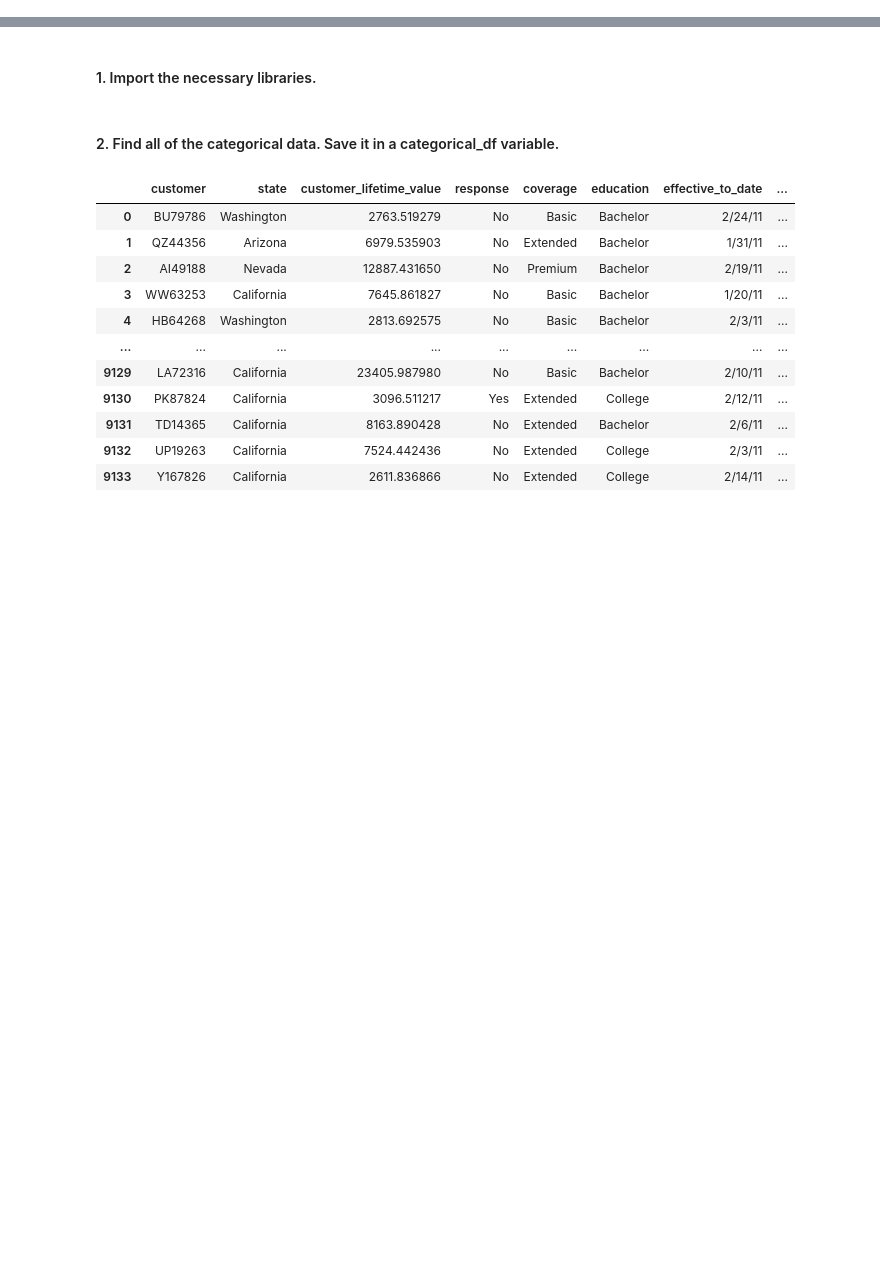
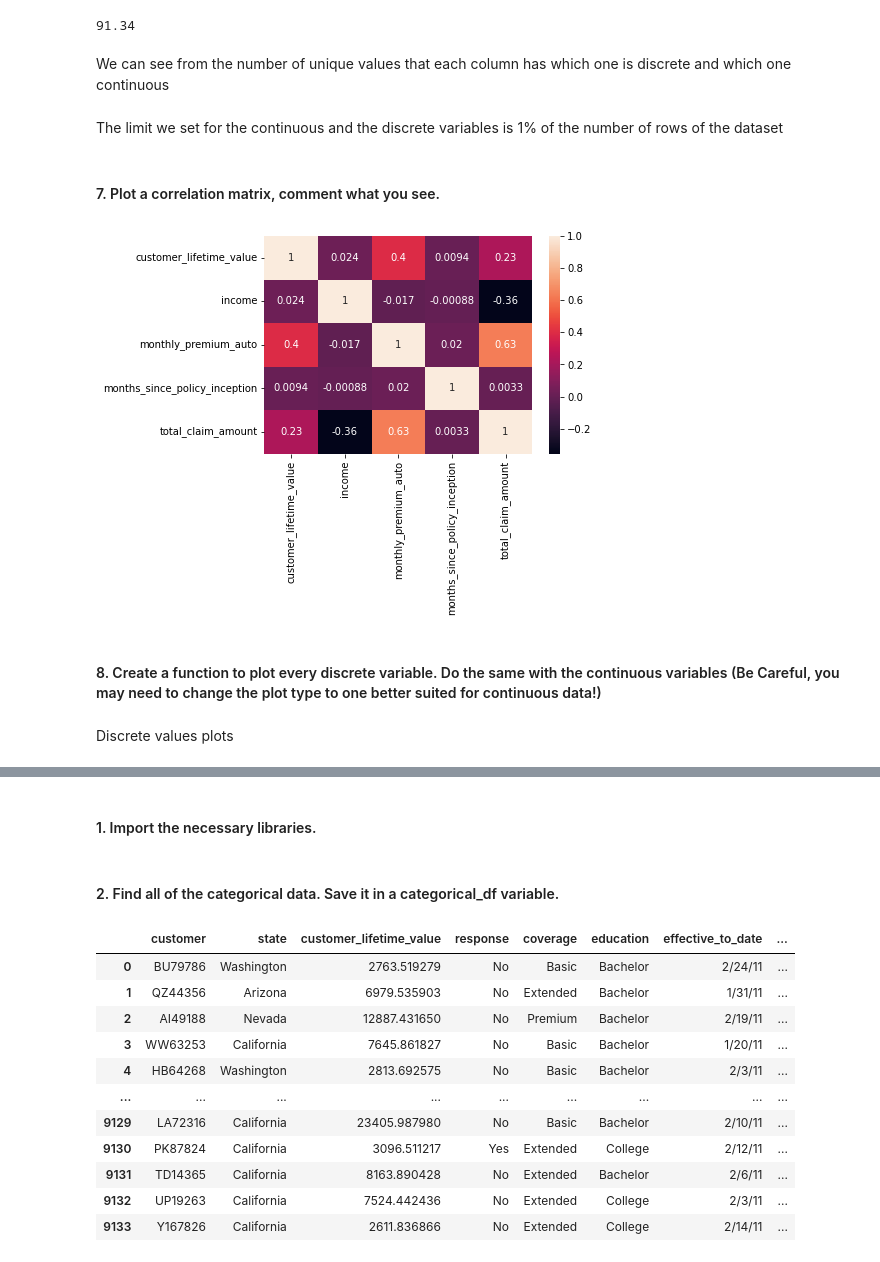
Before and after one commit to SangreNocturna/lab-comparing-regression-models, a Jupyter notebook: lab-comparing-regression-models-lab.ipynb, the cells around one changed output, grey strips where cells are left out. Drawn from its saved outputs; the diff is of its cells as text; code cells hidden in the pictures; blank space fills up the shorter version.

```diff
--- a/lab-comparing-regression-models-lab.ipynb
+++ b/lab-comparing-regression-models-lab.ipynb
@@ -2,0 +16,2 @@
+# %%
+customer_df = pd.read_csv('we_fn_use_c_marketing_customer_value_analysis.csv')
@@ -2,0 +78,3 @@
+# %%
+customer_df['effective_to_date'] = pd.to_datetime(customer_df['effective_to_date'])
+# customer_df['months'] = customer_df['effective_to_date'].dt.month
@@ -2,0 +167,35 @@
+# %%
+customer_df.shape[0]*0.01
+# %% [output]
+91.34
+# %% [markdown]
+We can see from the number of unique values that each column has which one is discrete and which one continuous
+# %%
+def c_d(data):
+
+    discrete = pd.DataFrame()
+    continuous = pd.DataFrame()
+
+    for name in data.columns:
+        if len(data[name].unique()) < data.shape[0]*0.01:
+            discrete[name]=data[name]
+        else:
+            continuous[name]=data[name]
+
+    return discrete, continuous
+
+discrete_df, continuous_df = c_d(customer_df)
+# %% [markdown]
+The limit we set for the continuous and the discrete variables is 1% of the number of rows of the dataset
+# %% [markdown]
+#### 7. Plot a correlation matrix, comment what you see.
+# %%
+correlations_matrix = continuous_df.corr()
+sns.heatmap(correlations_matrix, annot=True)
+plt.show()
+# %% [output]
+[figure, added]
+# %% [markdown]
+#### 8. Create a function to plot every discrete variable. Do the same with the continuous variables (Be Careful, you may need to change the plot type to one better suited for continuous data!)
+# %% [markdown]
+Discrete values plots
```
Also changed, not shown: parts of 42 cells of this notebook.
